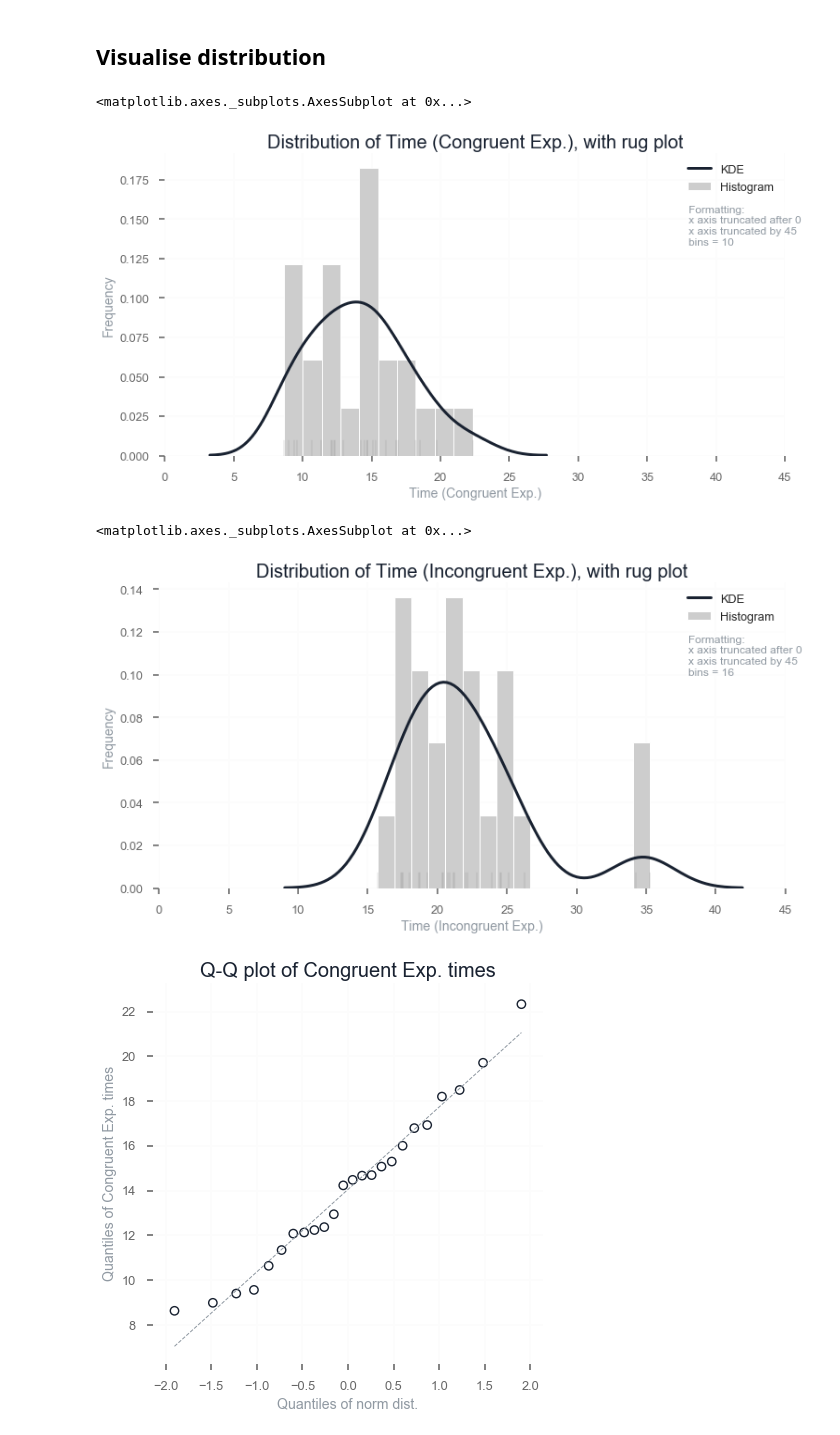
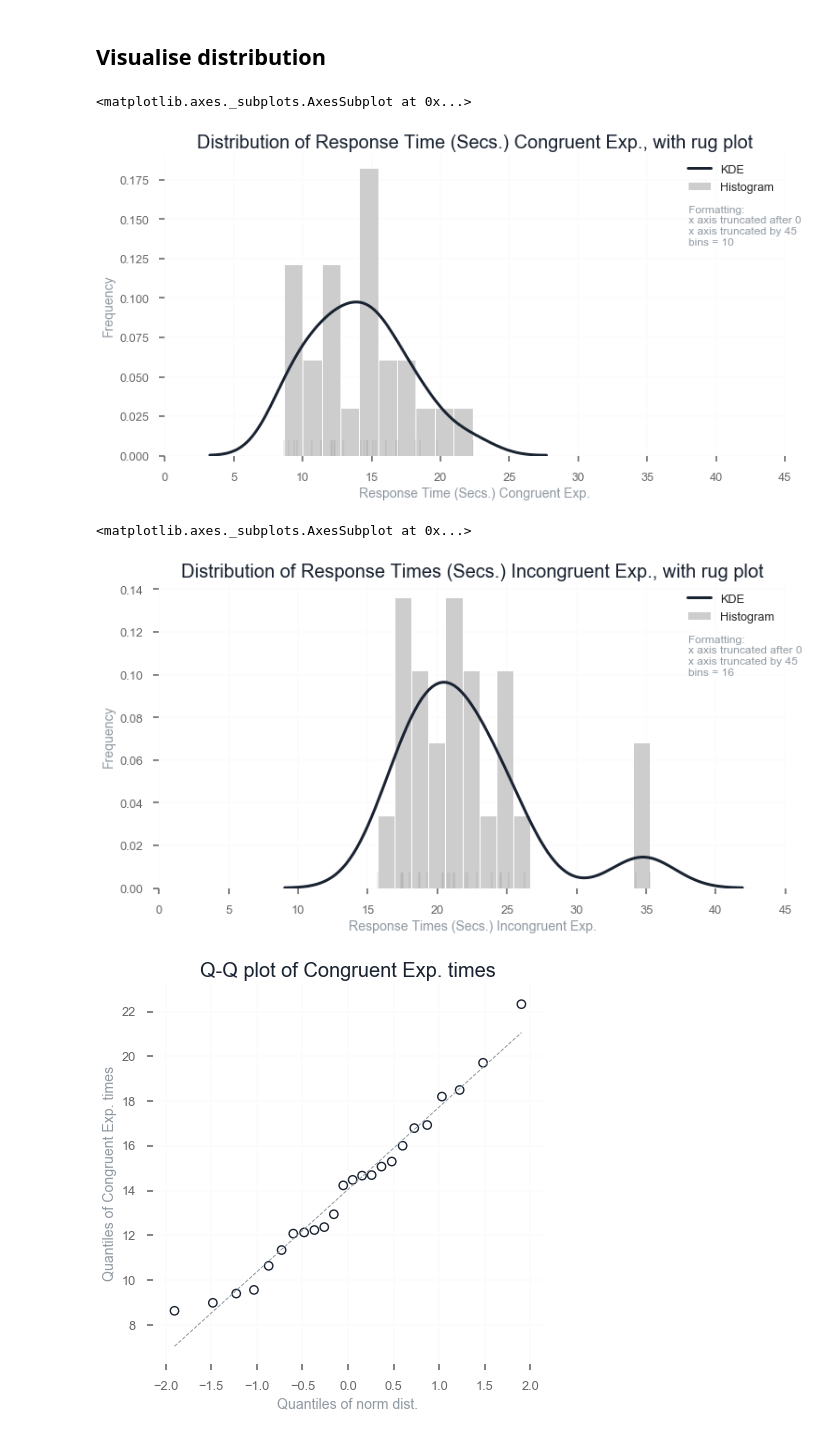
Before and after one commit to AdmcCarthy/Stroop_Effect, a Jupyter notebook: resources/ipython_notebook/Stroop Experiment.ipynb, the cells around one changed output. Drawn from its saved outputs; the diff is of its cells as text; code cells hidden in the pictures.

```diff
--- a/resources/ipython_notebook/Stroop Experiment.ipynb
+++ b/resources/ipython_notebook/Stroop Experiment.ipynb
@@ -55,15 +55,15 @@ dtype: int64
 # %% [markdown]
 ## Visualise distribution
 # %%
-univariate(df["Congruent"], "Time (Congruent Exp.)", bin_n=10, x_truncation_upper=45, x_truncation_lower=0)
+univariate(df["Congruent"], "Response Time (Secs.) Congruent Exp.", bin_n=10, x_truncation_upper=45, x_truncation_lower=0)
 # %% [output]
 <matplotlib.axes._subplots.AxesSubplot at 0x...>
-[figure, old version]
+[figure, new version]
 # %%
-univariate(df["Incongruent"], "Time (Incongruent Exp.)", bin_n=16, x_truncation_upper=45, x_truncation_lower=0)
+univariate(df["Incongruent"], "Response Times (Secs.) Incongruent Exp.", bin_n=16, x_truncation_upper=45, x_truncation_lower=0)
 # %% [output]
 <matplotlib.axes._subplots.AxesSubplot at 0x...>
-[figure, old version]
+[figure, new version]
 # %%
 # qq plots should require 1000 samples, we only have 24
 qq_plot(df["Congruent"], "Congruent Exp. times", ax_size=(7, 7))
```
Also changed, not shown: parts of 8 cells of this notebook, 8 other files.
